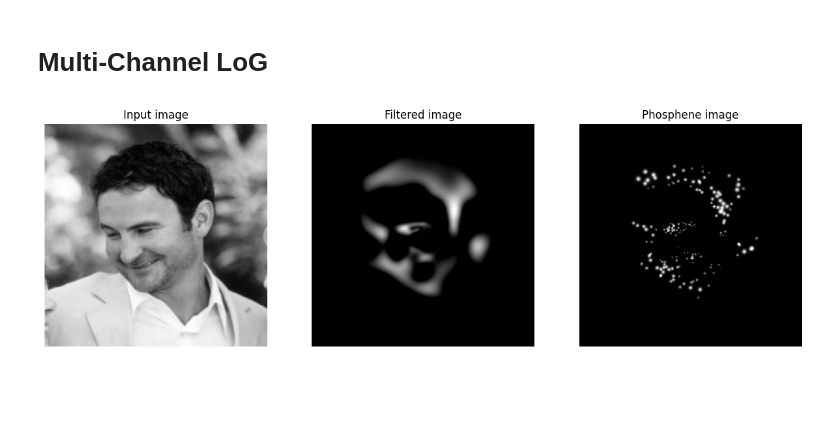
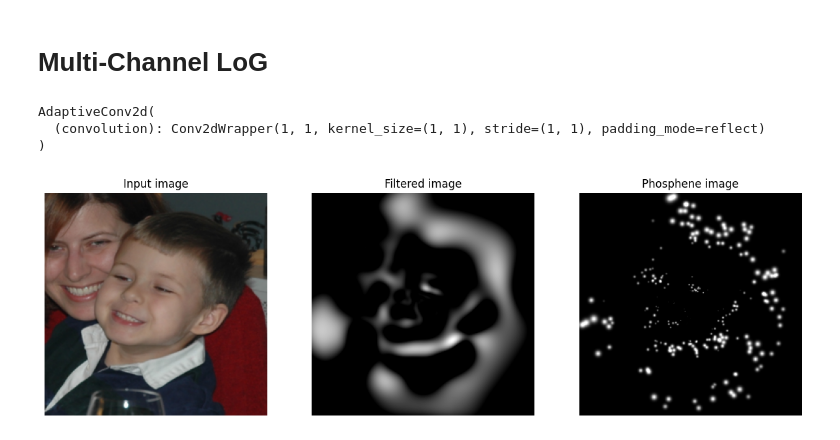
Before and after one commit to MichelleAppel/SCAPE, a Jupyter notebook: notebooks/test_modules.ipynb, the cells around one changed output. Saved outputs shown, nothing was run; the diff lists cells and outputs as text; code cells hidden in the pictures; blank space fills up the shorter version.

Commit message:
LoG kernel size

```diff
--- a/notebooks/test_modules.ipynb
+++ b/notebooks/test_modules.ipynb
@@ -121,7 +118,7 @@ sigma_cortical_fov = mapper.build_sigma_map_from_density(density_cortical, space
 sigma_cortical_pix = mapper.build_sigma_map_from_density(density_cortical, space="pixel")
 
 # 2) KDE approach:
-density_kde = mapper.build_density_map_kde(k=16, alpha=1.0, total_phosphenes=1024)
+density_kde = mapper.build_density_map_kde(k=32, alpha=1.0, total_phosphenes=1024)
 sigma_kde_fov = mapper.build_sigma_map_from_density(density_kde, space="fov")
 sigma_kde_pix = mapper.build_sigma_map_from_density(density_kde, space="pixel")
 # %%
@@ -269,7 +271,7 @@ data_set = ImageFolder('../../data/example_faces_LaPa/', transform=transform)
 # %%
 from components.adaptive_conv2d import AdaptiveConv2d
 # %%
-sigma_map_tensor = torch.tensor(sigma_cortical_pix).float().cuda()
+sigma_map_tensor = torch.tensor(sigma_kde_pix).float().cuda()
 
 net = AdaptiveConv2d(
     in_channels=1,
@@ -278,48 +280,52 @@ net = AdaptiveConv2d(
     kernel_type="LoG",
     sigma_function="map",
     sigma_map=sigma_map_tensor,
-    log_kernel_size=67,
+    log_kernel_size=137,
     padding_mode="reflect"
 ).cuda()
+net.eval()
+# %% [output]
+AdaptiveConv2d(
+  (convolution): Conv2dWrapper(1, 1, kernel_size=(1, 1), stride=(1, 1), padding_mode=reflect)
+)
 # %%
 # get a specific index from the dataloader
-index = 2
-img = data_set.__getitem__(index)[0].unsqueeze(0)
+index = 6
+img_color = data_set.__getitem__(index)[0].unsqueeze(0)
 
-# make grayscale
-img = img.mean(dim=1, keepdim=True)
-
+# grayscale
+img = img_color.mean(dim=1, keepdim=True)
 img = img.cuda()
 
 # center of the image
-foa_xy = torch.tensor([img.shape[3] // 2, img.shape[2] // 2]).float().cuda().unsqueeze(0)
+foa_xy = torch.tensor([img.shape[2] // 2, img.shape[3] // 2]).float().cuda().unsqueeze(0)
 
 # filter the image
 filtered_img = net(img, foa_xy).clip(0, None)
 # normailze the image between 0 and 1
 filtered_img = (filtered_img - filtered_img.min()) / (filtered_img.max() - filtered_img.min())
 
 simulator.reset()
 stim = simulator.sample_stimulus(filtered_img[0][0].cuda(), rescale=True) * stim_weights * np.pi
 phos_img = simulator(stim)
 
 # show the input image and filtered image
 plt.figure(figsize=(15, 5))
 plt.subplot(1, 3, 1)
-plt.imshow(img[0].cpu().permute(1, 2, 0), cmap='gray')
+plt.imshow(img_color[0].cpu().permute(1, 2, 0))
 plt.axis('off')
 plt.title('Input image')
 
 plt.subplot(1, 3, 2)
 plt.imshow(filtered_img[0][0].squeeze().cpu().detach().numpy(), cmap='gray')
 plt.axis('off')
 plt.title('Filtered image')
 
 plt.subplot(1, 3, 3)
 plt.imshow(phos_img.detach().cpu().numpy(), cmap='gray')
 plt.axis('off')
 plt.title('Phosphene image')
 
 plt.show()
 # %% [output]
-[figure, old version]
+[figure, new version]
```
Also changed, not shown: parts of 9 cells of this notebook, 4 other files.
